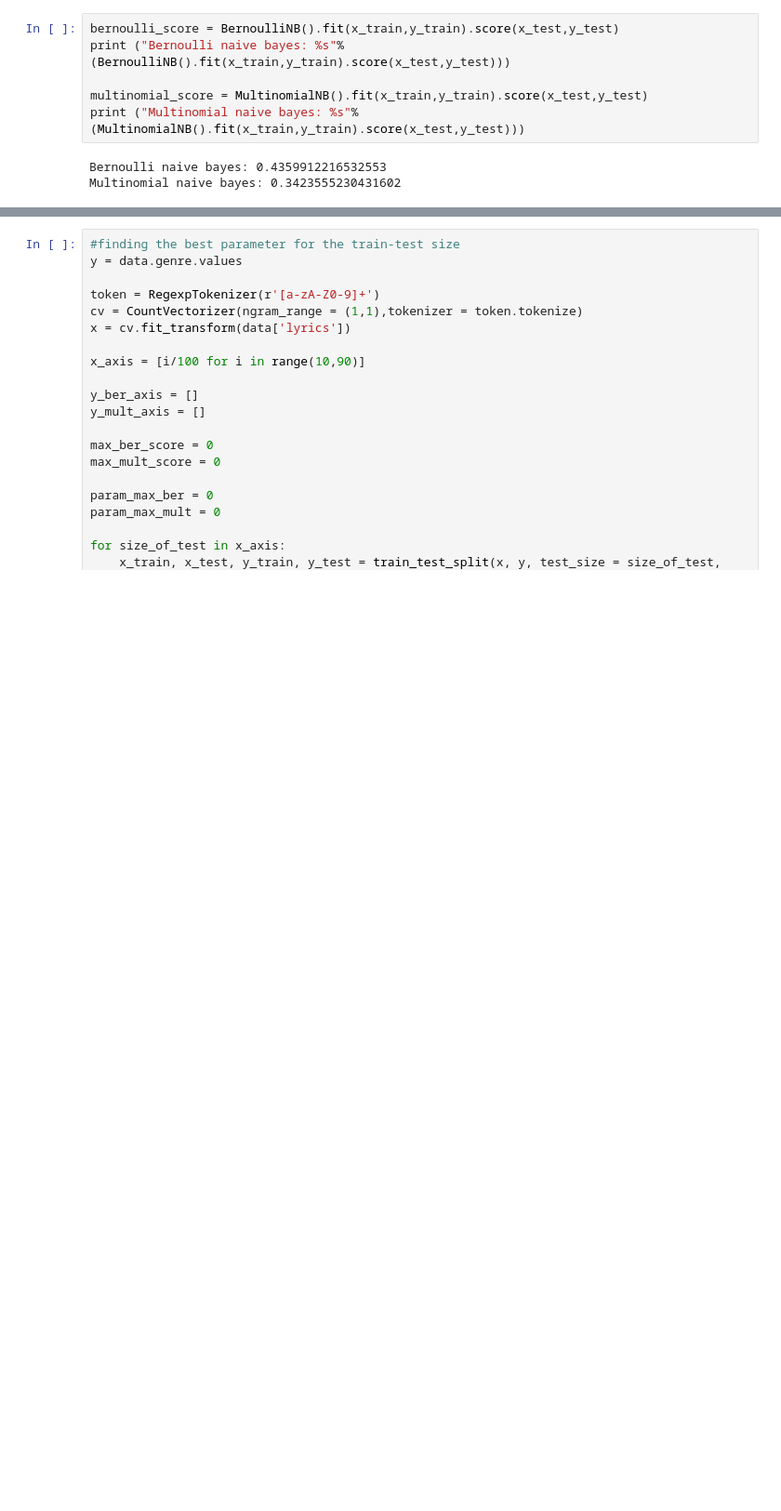
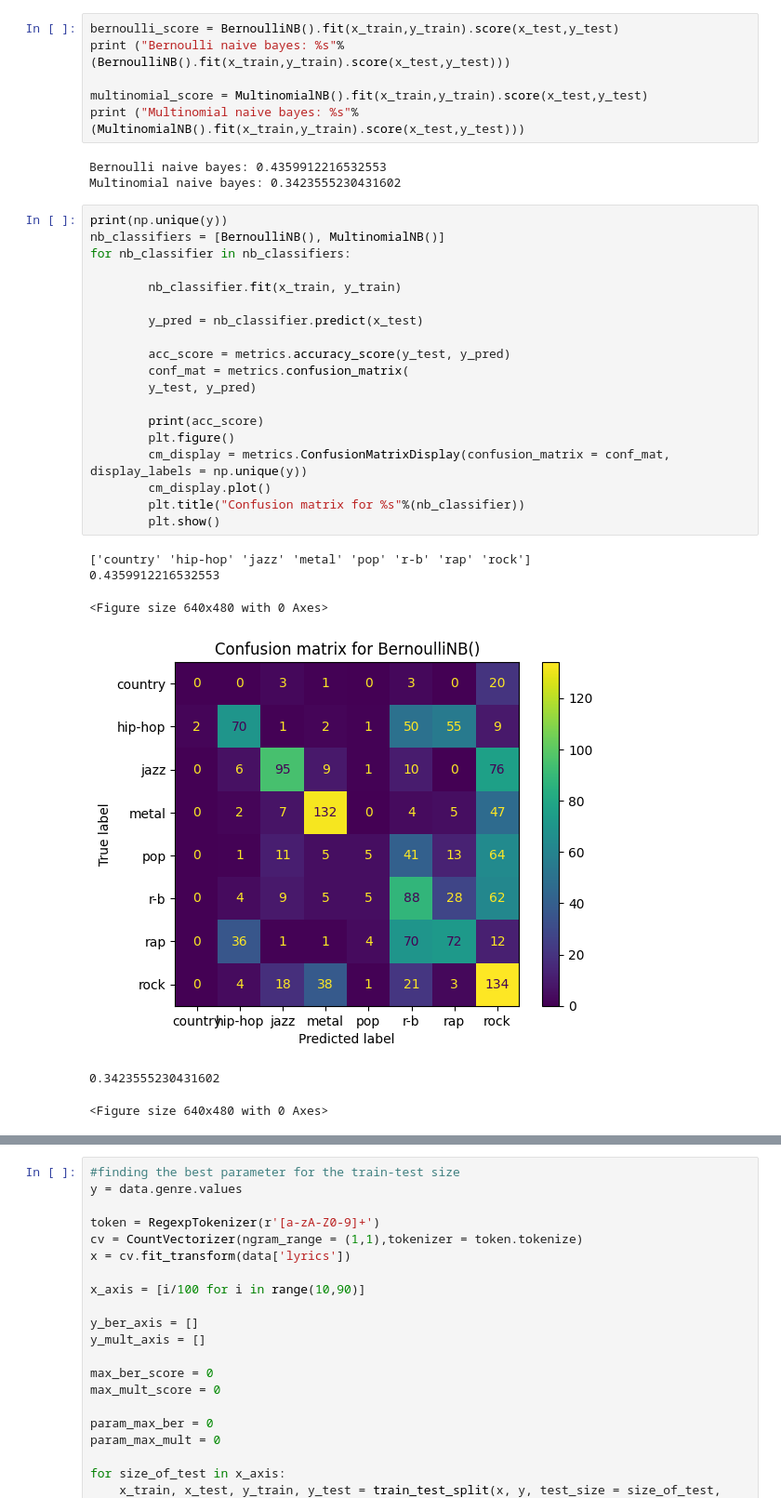
Before and after one commit to louizaaouaouche/Music-genre-classification-based-on-lyrics, a Jupyter notebook: notebook.ipynb, the cells around one changed output, grey strips where cells are left out. Shown at 93% size. Saved outputs shown, nothing was run; the diff lists cells and outputs as text; blank space fills up the shorter version.

Commit message:
adding requirements.txt and a confusion matrix

```diff
--- a/notebook.ipynb
+++ b/notebook.ipynb
@@ -302,3 +302,29 @@ print ("Multinomial naive bayes: %s"%(MultinomialNB().fit(x_train,y_train).score
 # %% [output]
 Bernoulli naive bayes: 0.4359912216532553
 Multinomial naive bayes: 0.3423555230431602
+# %%
+print(np.unique(y))
+nb_classifiers = [BernoulliNB(), MultinomialNB()]
+for nb_classifier in nb_classifiers:
+
+        nb_classifier.fit(x_train, y_train)
+
+        y_pred = nb_classifier.predict(x_test)
+
+        acc_score = metrics.accuracy_score(y_test, y_pred)
+        conf_mat = metrics.confusion_matrix(
+        y_test, y_pred)
+
+        print(acc_score)
+        plt.figure()
+        cm_display = metrics.ConfusionMatrixDisplay(confusion_matrix = conf_mat, display_labels = np.unique(y))
+        cm_display.plot()
+        plt.title("Confusion matrix for %s"%(nb_classifier))
+        plt.show()
+# %% [output]
+['country' 'hip-hop' 'jazz' 'metal' 'pop' 'r-b' 'rap' 'rock']
+0.4359912216532553
+<Figure size 640x480 with 0 Axes>
+[figure, added]
+0.3423555230431602
+<Figure size 640x480 with 0 Axes>
```
Also changed, not shown: parts of 4 cells of this notebook, 1 other file.
